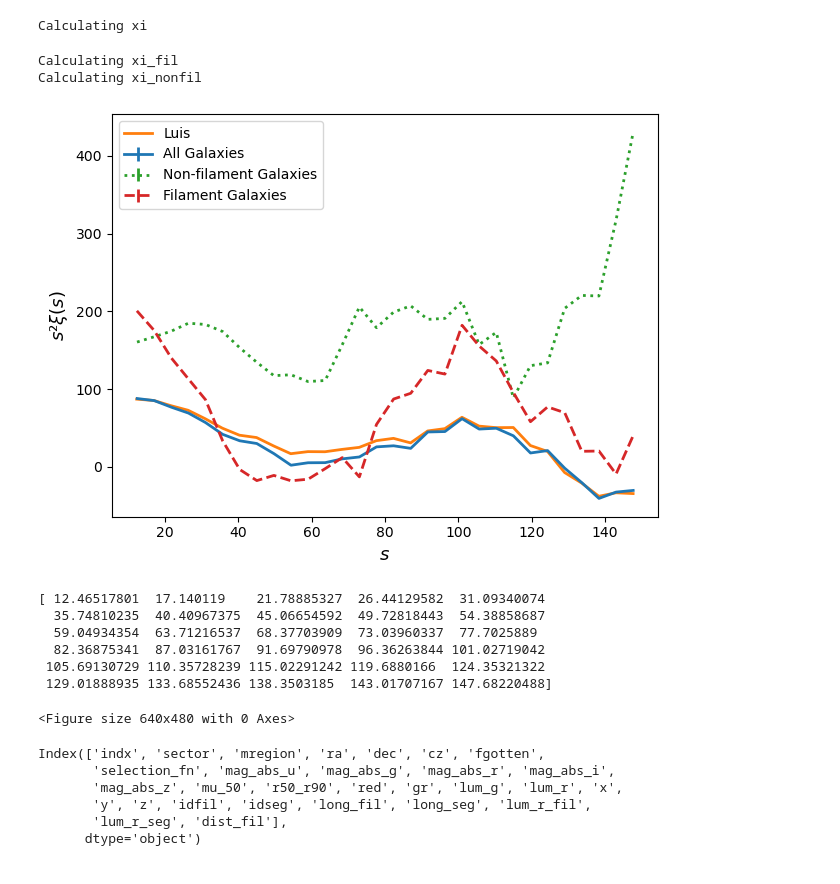
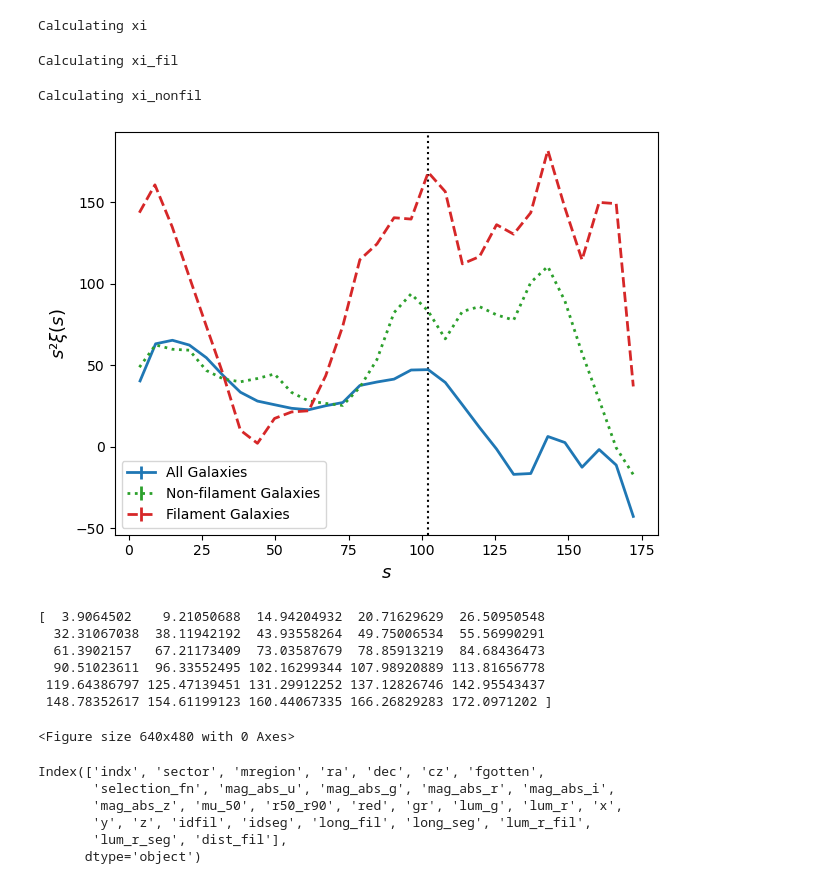
Before and after one commit to FedeDavilaKurban/filbao, a Jupyter notebook: main.ipynb, the cells around one changed output. Saved outputs shown, nothing was run; the diff lists cells and outputs as text; code cells hidden in the pictures.

```diff
--- a/main.ipynb
+++ b/main.ipynb
@@ -26,8 +26,8 @@ sample = 'nyu'
 h = 0.6774  # Hubble constant
 zmin, zmax = 0.07, 0.2  # Redshift range
 ran_method = 'random_choice' # Random redshift generation method ['random_choice', 'piecewise', 'poly']
-mag_max = -21.2  # Maximum magnitude
-gr_min = 0.8
+mag_max = -20.5  # Maximum magnitude
+gr_min = 0
 deg = 4
 dist_min = 5.
 dist_max = 10.
@@ -261,9 +261,10 @@ import matplotlib.pyplot as plt
 
 # Define filament and non-filament galaxies
 p25,p50,p75 = np.percentile(cat_sdss_z_mag['dist_fil'],[25,50,75])
+p33,p66 = np.percentile(cat_sdss_z_mag['dist_fil'],[33,66])
 
-filgxs = cat_sdss_z_mag[cat_sdss_z_mag['dist_fil']<=p25]
-nonfilgxs = cat_sdss_z_mag[cat_sdss_z_mag['dist_fil']>p75]
+filgxs = cat_sdss_z_mag[cat_sdss_z_mag['dist_fil']<=p33]
+nonfilgxs = cat_sdss_z_mag[cat_sdss_z_mag['dist_fil']>p66]
 
 # Create randoms for each sample
 random_filgxs_red = generate_random_red(filgxs['red'].values, nrand, ran_method=ran_method, deg=deg)
@@ -374,8 +378,8 @@ plt.show()
 ## Calculate $\xi(s)$
 # %%
 ######################
-minsep = 10.      # Min theta
-maxsep = 150.      # Max theta
+minsep = 0.1      # Min theta
+maxsep = 175.      # Max theta
 nbins = 30        # Bins in theta
 nbootstrap = 0  # No. of bootstrap resampling
 brute = False     # Brute force for TreeCorr
@@ -447,57 +451,56 @@ xi, varxi, s = calculate_xi(cat_sdss_z_mag, random_data, config)
 # %% [output]
 Calculating xi
 # %%
-
 print('Calculating xi_fil')
 xi_fil, varxi_fil, s_fil = calculate_xi(filgxs, random_filgxs, config)
-
-print('Calculating xi_nonfil')
-xi_nonfil, varxi_nonfil, s_nonfil = calculate_xi(nonfilgxs, random_nonfilgxs, config)
 # %% [output]
 Calculating xi_fil
-Calculating xi_nonfil
+# %%
+print('Calculating xi_nonfil')
+xi_nonfil, varxi_nonfil, s_nonfil = calculate_xi(nonfilgxs, random_nonfilgxs, config)
+# %% [output]
+Calculating xi_nonfil
 # %%
 import matplotlib.pyplot as plt
 fslabel = 13
 
 data_luis = pd.read_csv('../data/test.out')
 s1 = data_luis['s']
 xi1 = data_luis['xi']
 
 sig = np.sqrt(varxi)
 sig_nonfil = np.sqrt(varxi_nonfil)
 sig_fil = np.sqrt(varxi_fil)
 
-#s = dd.meanr
+plt.axvline(102,ls=':',c='k')
+
 plt.errorbar(s, xi*s**2, yerr=sig, color='C00', lw=2, label='All Galaxies')
-plt.plot(s1, xi1*(s1)**2, color='C01', lw=2, label='Luis')
+#plt.plot(s1, xi1*(s1)**2, color='C01', lw=2, label='Luis')
 
 plt.errorbar(s_nonfil, xi_nonfil*s_nonfil**2, yerr=sig_nonfil, color='C02', lw=2, label='Non-filament Galaxies', ls=':')
 plt.errorbar(s_fil, xi_fil*s_fil**2, yerr=sig_fil, color='C03', lw=2, label='Filament Galaxies', ls='--')
 
 plt.xlabel(r'$s$', fontsize = fslabel)
 plt.ylabel(r'$s²\xi(s)$', fontsize = fslabel)
-
-#plt.xlim(10, 130)
 
 plt.legend()
 
 plt.tight_layout()
 
 plt.show()
 
 print(s)
 
 plotname = f'../plots/xi_s_mag{mag_max}_z{zmin}-{zmax}_distfil{dist_min}-{dist_max}_color{gr_min}.png'
 plt.savefig(plotname)
 # %% [output]
-[figure, old version]
+[figure, new version]
-[ 12.46517801  17.140119    21.78885327  26.44129582  31.09340074
-  35.74810235  40.40967375  45.06654592  49.72818443  54.38858687
-  59.04934354  63.71216537  68.37703909  73.03960337  77.7025889
-  82.36875341  87.03161767  91.69790978  96.36263844 101.02719042
- 105.69130729 110.35728239 115.02291242 119.6880166  124.35321322
- 129.01888935 133.68552436 138.3503185  143.01707167 147.68220488]
+[  3.9064502    9.21050688  14.94204932  20.71629629  26.50950548
+  32.31067038  38.11942192  43.93558264  49.75006534  55.56990291
+  61.3902157   67.21173409  73.03587679  78.85913219  84.68436473
+  90.51023611  96.33552495 102.16299344 107.98920889 113.81656778
+ 119.64386797 125.47139451 131.29912252 137.12826746 142.95543437
+ 148.78352617 154.61199123 160.44067335 166.26829283 172.0971202 ]
 <Figure size 640x480 with 0 Axes>
 # %%
 cat_sdss_z_mag.keys()
```
Also changed, not shown: parts of 6 cells of this notebook.
